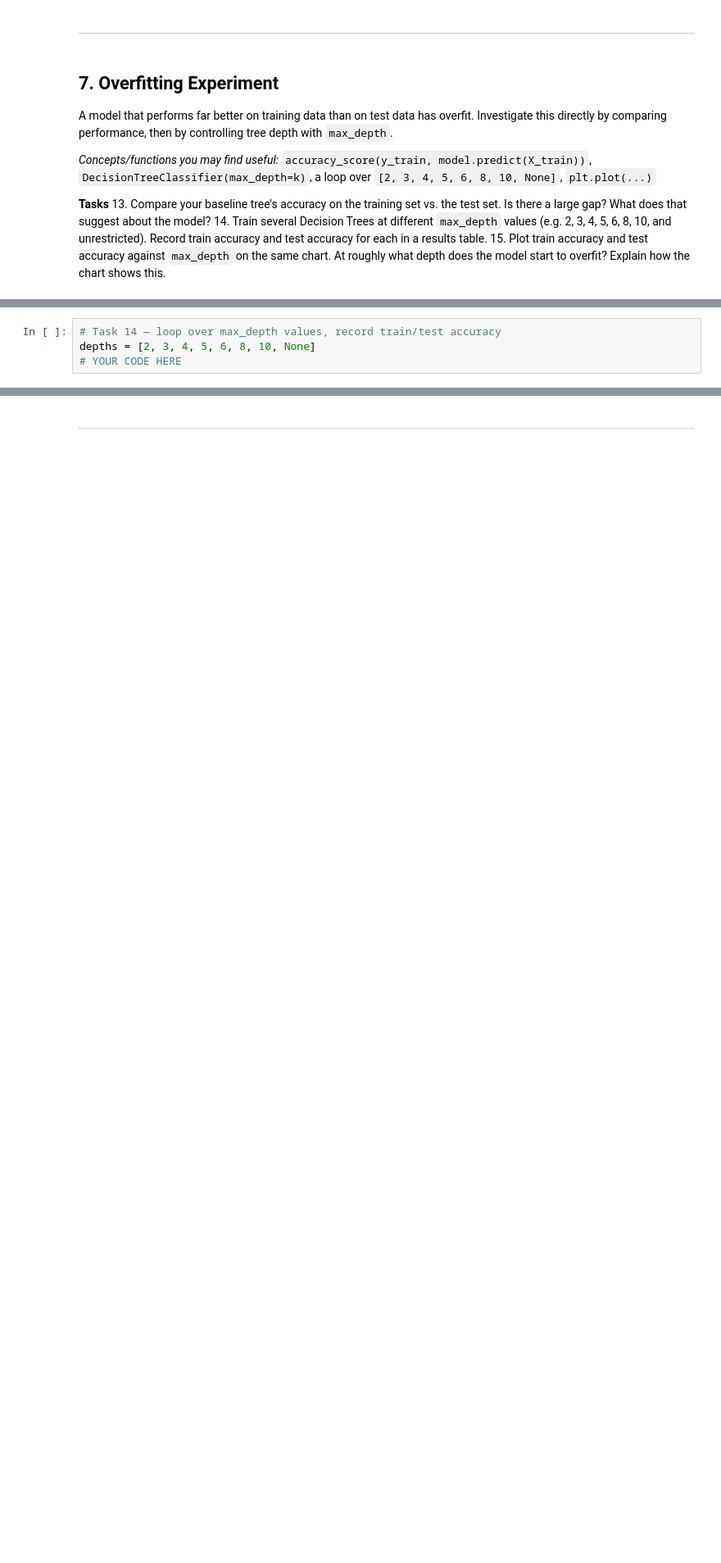
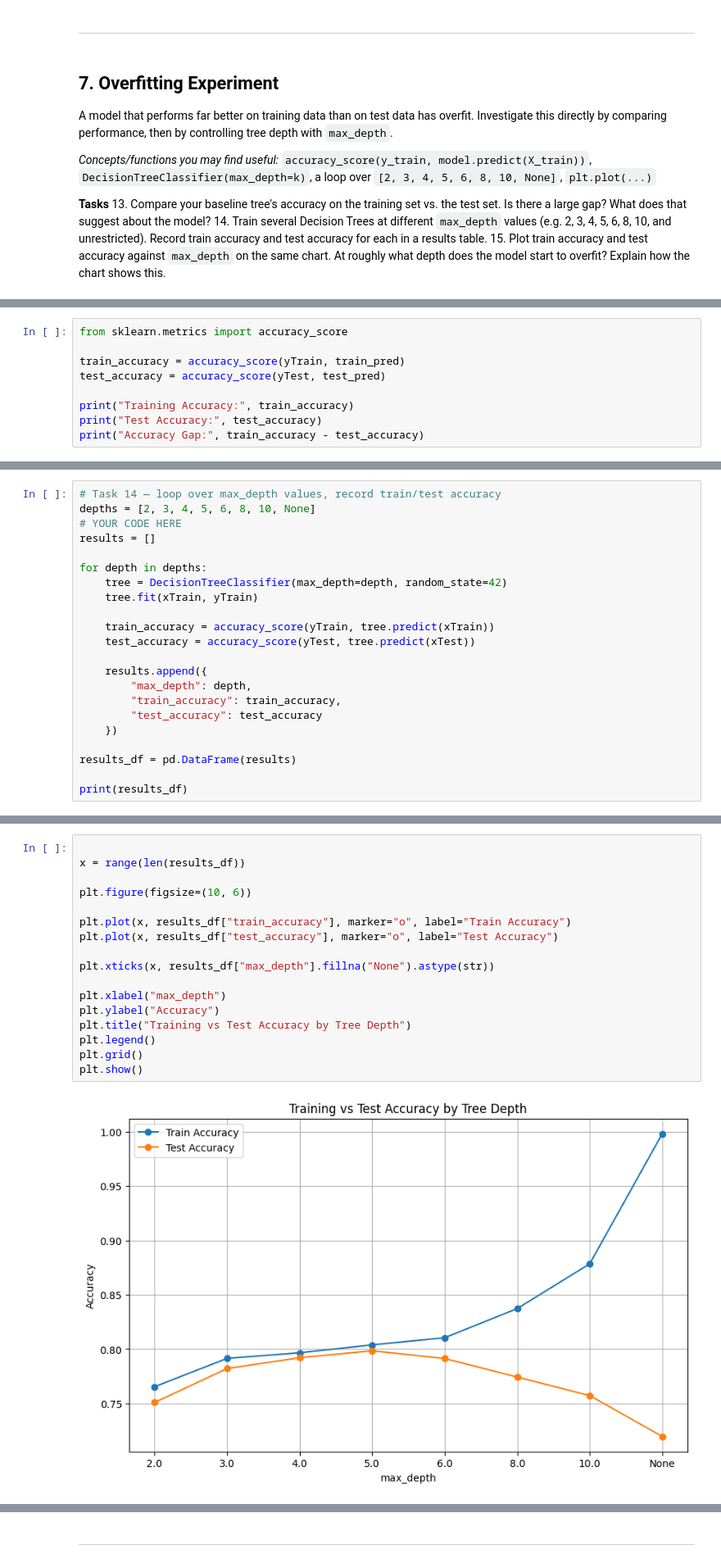
Before and after one commit to hussainwaseer/machine-learning-lab-3, a Jupyter notebook: Muhammad Hussain 023-24-0003 machine learning lab 3.ipynb, the cells around one changed output, grey strips where cells are left out. Shown at 82% size. Drawn from its saved outputs; the diff is of its cells as text; blank space fills up the shorter version.

```diff
--- a/Muhammad Hussain 023-24-0003 machine learning lab 3.ipynb
+++ b/Muhammad Hussain 023-24-0003 machine learning lab 3.ipynb
@@ -349,0 +345,9 @@ _(your answer here)_
+# %%
+from sklearn.metrics import accuracy_score
+
+train_accuracy = accuracy_score(yTrain, train_pred)
+test_accuracy = accuracy_score(yTest, test_pred)
+
+print("Training Accuracy:", train_accuracy)
+print("Test Accuracy:", test_accuracy)
+print("Accuracy Gap:", train_accuracy - test_accuracy)
@@ -351,3 +364,21 @@ _(your answer here)_
 # Task 14 — loop over max_depth values, record train/test accuracy
 depths = [2, 3, 4, 5, 6, 8, 10, None]
 # YOUR CODE HERE
+results = []
+
+for depth in depths:
+    tree = DecisionTreeClassifier(max_depth=depth, random_state=42)
+    tree.fit(xTrain, yTrain)
+
+    train_accuracy = accuracy_score(yTrain, tree.predict(xTrain))
+    test_accuracy = accuracy_score(yTest, tree.predict(xTest))
+
+    results.append({
+        "max_depth": depth,
+        "train_accuracy": train_accuracy,
+        "test_accuracy": test_accuracy
+    })
+
+results_df = pd.DataFrame(results)
+
+print(results_df)
@@ -371,0 +408,19 @@ _(your answer here)_
+# %%
+
+x = range(len(results_df))
+
+plt.figure(figsize=(10, 6))
+
+plt.plot(x, results_df["train_accuracy"], marker="o", label="Train Accuracy")
+plt.plot(x, results_df["test_accuracy"], marker="o", label="Test Accuracy")
+
+plt.xticks(x, results_df["max_depth"].fillna("None").astype(str))
+
+plt.xlabel("max_depth")
+plt.ylabel("Accuracy")
+plt.title("Training vs Test Accuracy by Tree Depth")
+plt.legend()
+plt.grid()
+plt.show()
+# %% [output]
+[figure, added]
```
Also changed, not shown: parts of 10 cells of this notebook.
